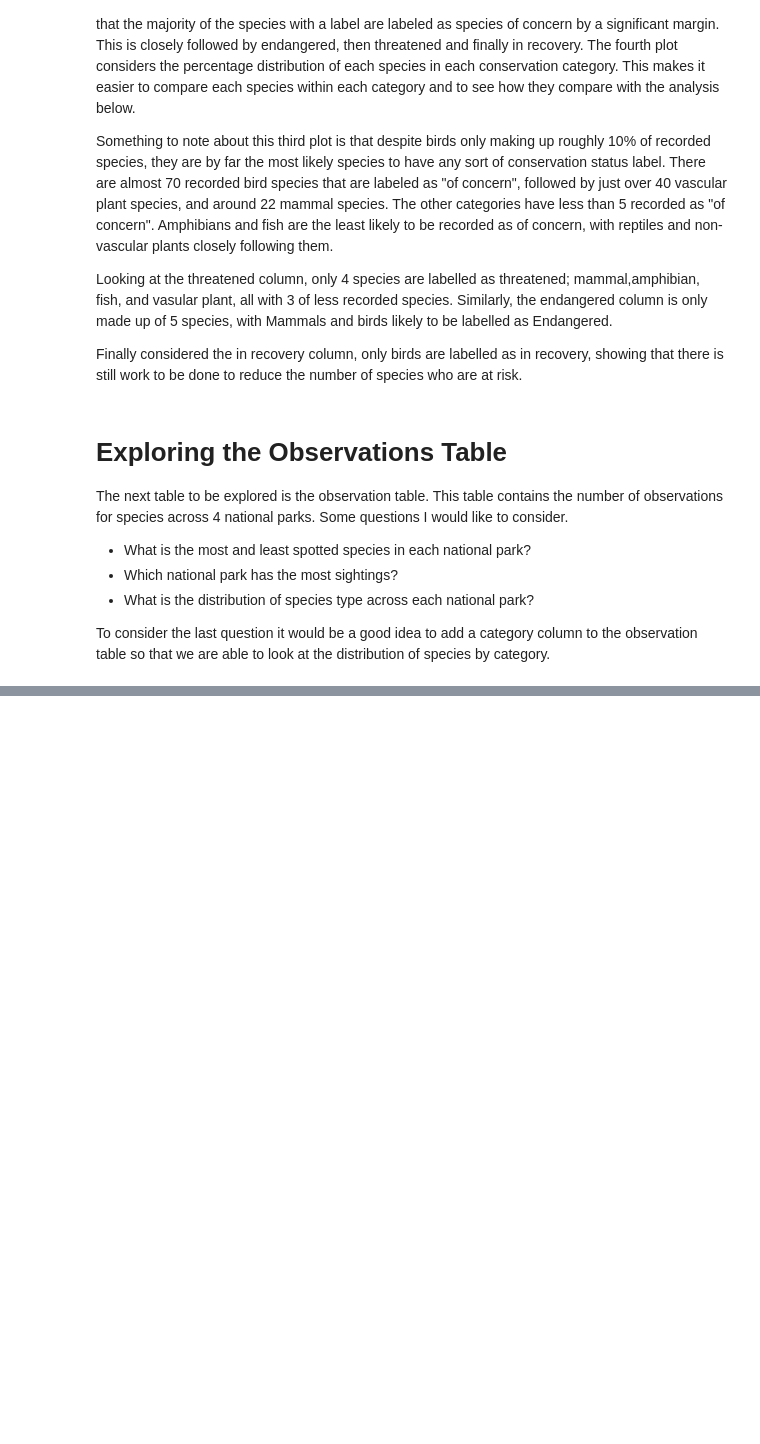
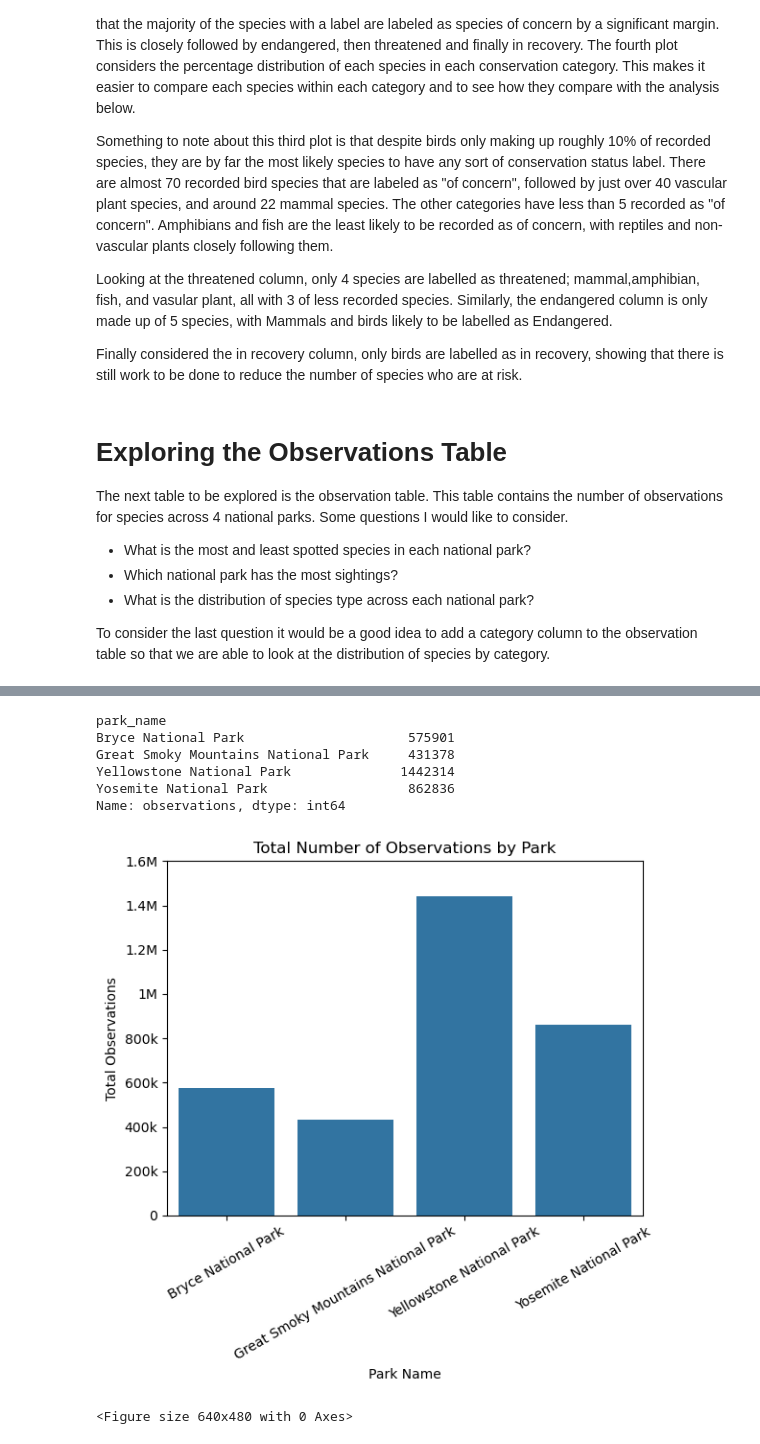
Before and after one commit to Kyuuseishu14/Codecademy_biodiversity, a Jupyter notebook: biodiversity.ipynb, the cells around one changed output, grey strips where cells are left out. Saved outputs shown, nothing was run; the diff lists cells and outputs as text; code cells hidden in the pictures; blank space fills up the shorter version.

```diff
--- a/biodiversity.ipynb
+++ b/biodiversity.ipynb
@@ -216,0 +193,19 @@ dtypes: int64(1), object(5)
+# %%
+obs_joined = obs.merge(spec, on = "scientific_name") #merging data on scientific name to add conservation status and catgeory to data
+print(obs_joined.info()) #checking data
+
+obs_joined_ordered = obs_joined[["category", "conservation_status", "scientific_name", "park_name", "observations"]] #removing common name category and reordering
+print(obs_joined_ordered.head()) #checking data.
+
+#There are 5541 unique species by scientific name, there are 23296 observations, 4 * 5541 = 22164, could this mean there are duplicate observations?
+#Or was there more than one observation recorded?
+
+# grouping by scientific name and park names gives the exact 22164 results. However, including observations only drops to 22381. Meaning that there were
+# roughly 15 duplicated observations, but where they independent? This shows that some species have duplicated rows but with different numbers
+# of observations. Looking at the spreadsheet of data, the numbers are only slightly different when finding duplicated species. Does this mean
+# that we should count these additional observations, or remove them entirely? For Analysis, I am going to remove duplicated rows to potentially remove
+# overrepresentation of certain species.
+
+obs_joined_ordered_clean = obs_joined_ordered.groupby(["scientific_name", "park_name", "observations"]).sample(n=1)
+
+print(obs_joined_ordered_clean.info())
@@ -216,0 +230,33 @@ dtypes: int64(1), object(5)
+# %%
+# sns.countplot(data = obs_joined_ordered, x = "park_name", hue = "category")
+# plt.xlabel("National Park")
+# plt.ylabel("Count")
+# plt.title("Number of Observation per Species in Each National Park")
+# plt.xticks(rotation = 30)
+# plt.legend(loc='center left',bbox_to_anchor=(1.0, 0.5))
+# plt.show()
+# plt.clf()
+
+#The plot shows that the same number of each species were looked at across all national parks in the table. Every species has an entry.
+
+park_totals = obs_joined_ordered_clean.groupby("park_name").observations.sum()
+
+print(park_totals)
+
+sns.barplot(data = obs_joined_ordered_clean, x = "park_name", y = "observations", estimator = "sum", errorbar = None) #data of non-zero observations per park.
+plt.xlabel("Park Name")
+plt.xticks(rotation = 30)
+plt.ylabel("Total Observations")
+plt.yticks([0, 200000, 400000, 600000, 800000, 1000000, 1200000, 1400000, 1600000], ["0", "200k", "400k", "600k", "800k", "1M", "1.2M", "1.4M", "1.6M"])
+plt.title("Total Number of Observations by Park")
+plt.show()
+plt.clf()
+# %% [output]
+park_name
+Bryce National Park                     575901
+Great Smoky Mountains National Park     431378
+Yellowstone National Park              1442314
+Yosemite National Park                  862836
+Name: observations, dtype: int64
+[figure, added]
+<Figure size 640x480 with 0 Axes>
```
Also changed, not shown: parts of 12 cells of this notebook.
